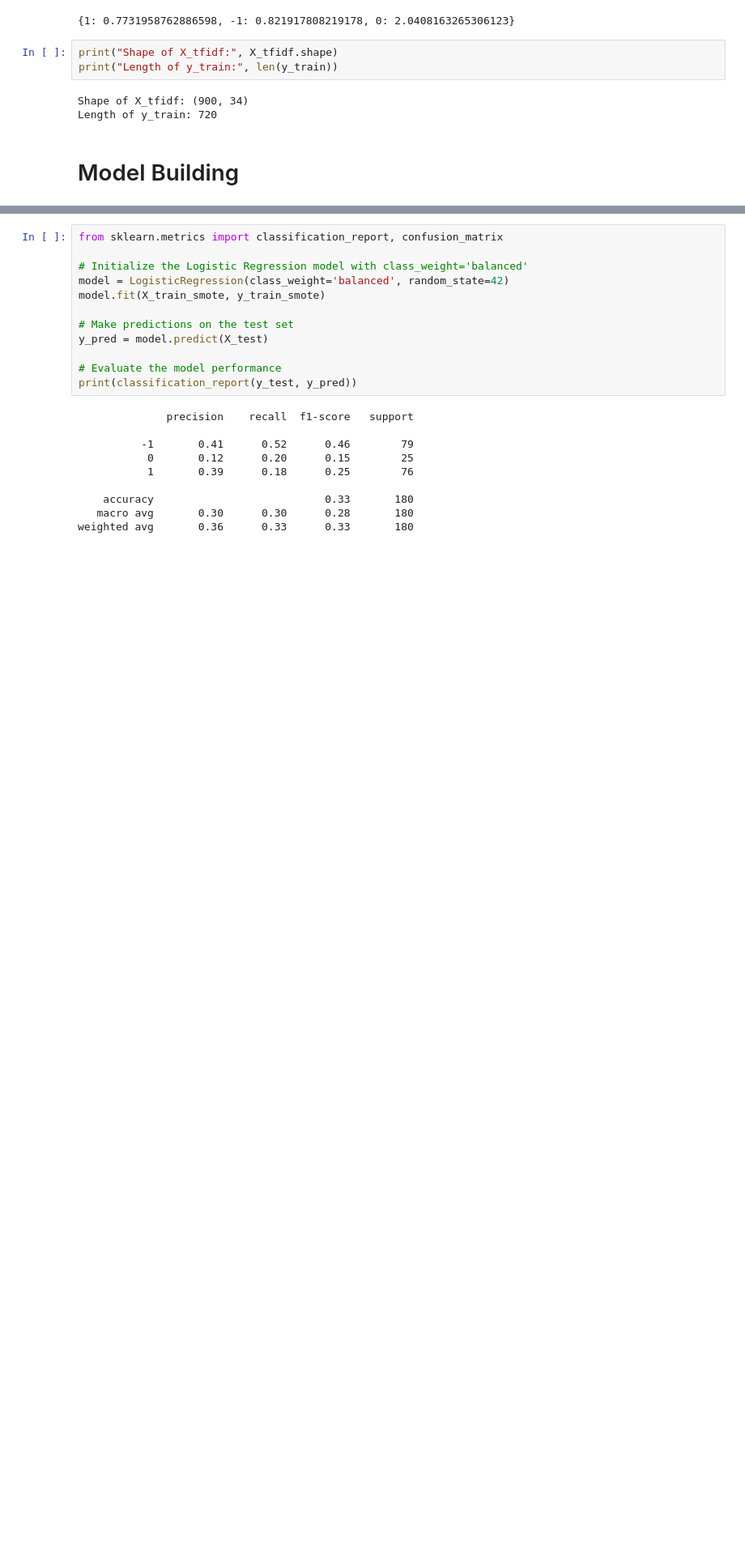
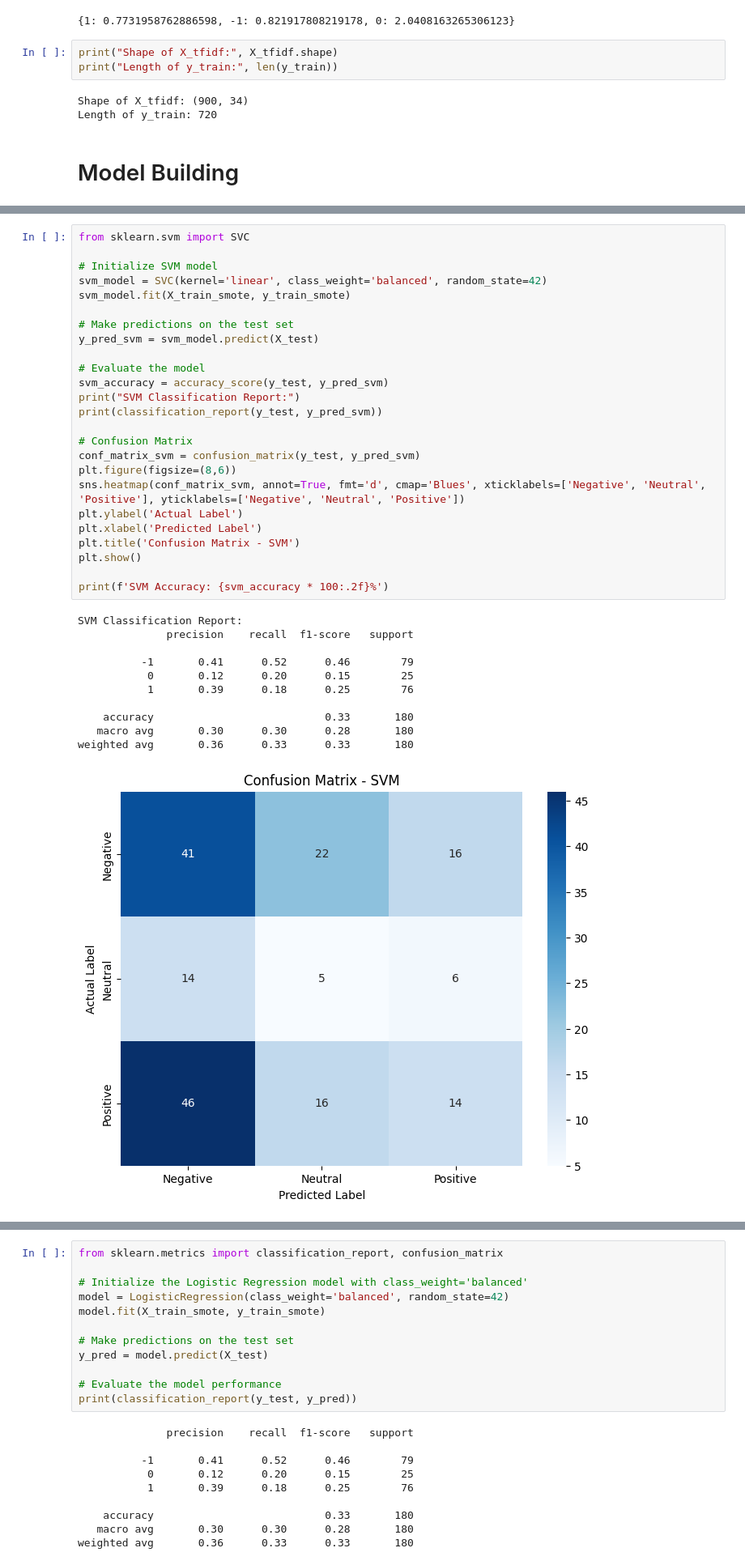
Before and after one commit to virenemmanuel/NLP-Sentiment-Analysis-on-Healthcare-Reviews, a Jupyter notebook: Sentiment.ipynb, the cells around one changed output, grey strips where cells are left out. Shown at 81% size. Cells and saved outputs as stored; diff of their text form; blank space fills up the shorter version.

```diff
--- a/Sentiment.ipynb
+++ b/Sentiment.ipynb
@@ -177,0 +262,37 @@ Length of y_train: 720
+# %%
+from sklearn.svm import SVC
+
+# Initialize SVM model
+svm_model = SVC(kernel='linear', class_weight='balanced', random_state=42)
+svm_model.fit(X_train_smote, y_train_smote)
+
+# Make predictions on the test set
+y_pred_svm = svm_model.predict(X_test)
+
+# Evaluate the model
+svm_accuracy = accuracy_score(y_test, y_pred_svm)
+print("SVM Classification Report:")
+print(classification_report(y_test, y_pred_svm))
+
+# Confusion Matrix
+conf_matrix_svm = confusion_matrix(y_test, y_pred_svm)
+plt.figure(figsize=(8,6))
+sns.heatmap(conf_matrix_svm, annot=True, fmt='d', cmap='Blues', xticklabels=['Negative', 'Neutral', 'Positive'], yticklabels=['Negative', 'Neutral', 'Positive'])
+plt.ylabel('Actual Label')
+plt.xlabel('Predicted Label')
+plt.title('Confusion Matrix - SVM')
+plt.show()
+
+print(f'SVM Accuracy: {svm_accuracy * 100:.2f}%')
+# %% [output]
+SVM Classification Report:
+              precision    recall  f1-score   support
+
+          -1       0.41      0.52      0.46        79
+           0       0.12      0.20      0.15        25
+           1       0.39      0.18      0.25        76
+
+    accuracy                           0.33       180
+   macro avg       0.30      0.30      0.28       180
+weighted avg       0.36      0.33      0.33       180
+[figure, added]
```
Also changed, not shown: parts of 8 cells of this notebook.
